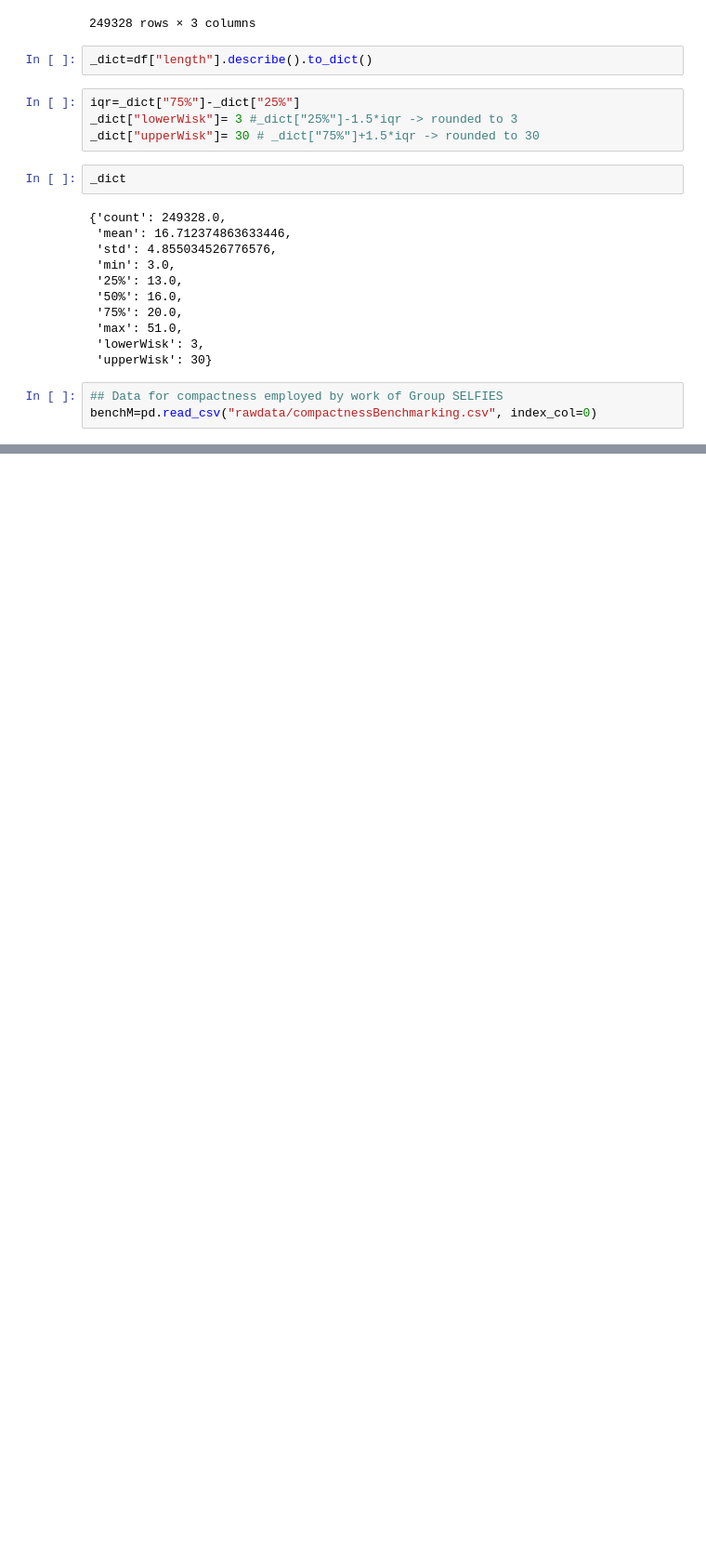
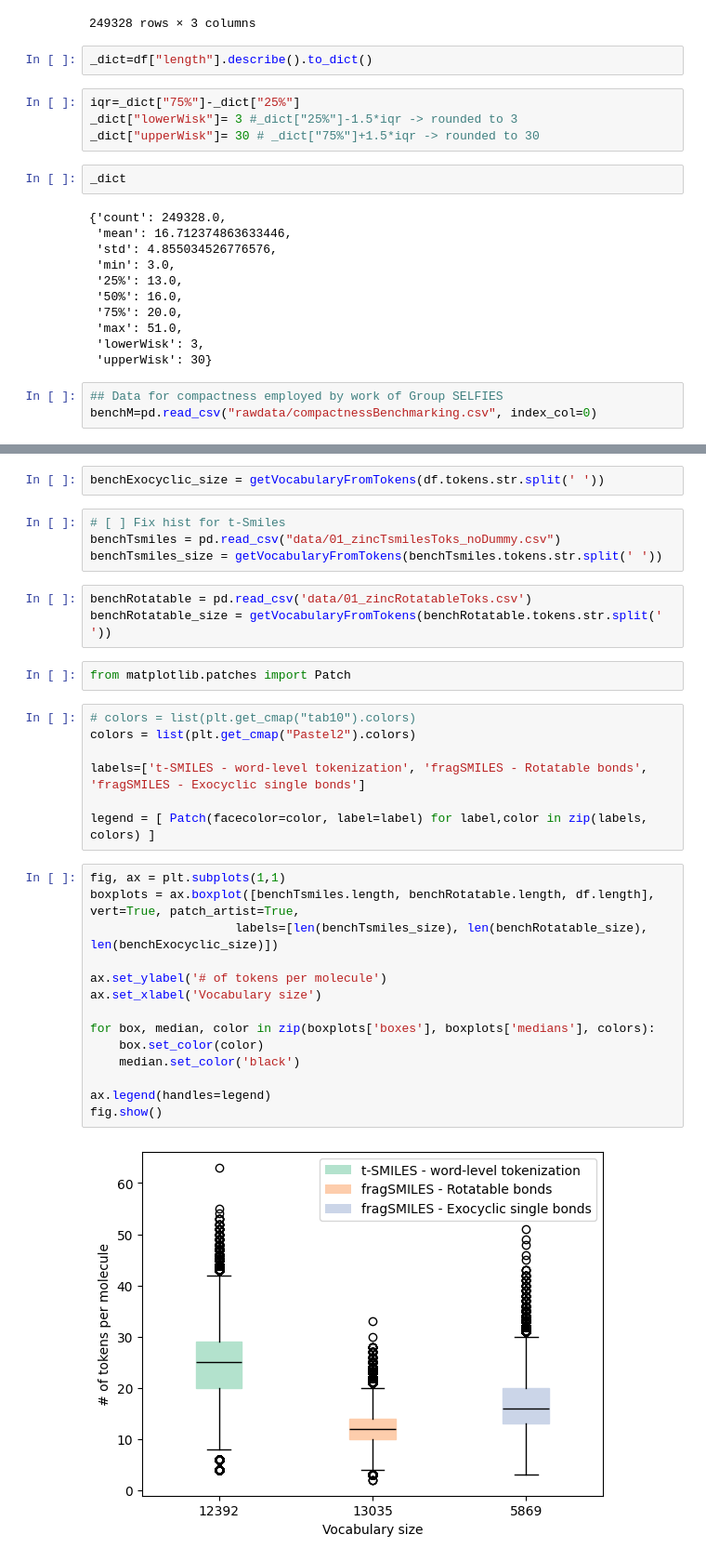
Before and after one commit to f48r1/fragsmiles, a Jupyter notebook: 02_fragCounts.ipynb, the cells around one changed output, grey strips where cells are left out. Shown: that part at 93% size. Drawn from its saved outputs; the diff is of its cells as text; blank space fills up the shorter version.

```diff
--- a/02_fragCounts.ipynb
+++ b/02_fragCounts.ipynb
@@ -112,0 +128,34 @@ fig.savefig("results/02_encodingCount.svg", bbox_inches='tight', dpi = 200)
+# %%
+benchExocyclic_size = getVocabularyFromTokens(df.tokens.str.split(' '))
+# %%
+# [ ] Fix hist for t-Smiles
+benchTsmiles = pd.read_csv("data/01_zincTsmilesToks_noDummy.csv")
+benchTsmiles_size = getVocabularyFromTokens(benchTsmiles.tokens.str.split(' '))
+# %%
+benchRotatable = pd.read_csv('data/01_zincRotatableToks.csv')
+benchRotatable_size = getVocabularyFromTokens(benchRotatable.tokens.str.split(' '))
+# %%
+from matplotlib.patches import Patch
+# %%
+# colors = list(plt.get_cmap("tab10").colors)
+colors = list(plt.get_cmap("Pastel2").colors)
+
+labels=['t-SMILES - word-level tokenization', 'fragSMILES - Rotatable bonds', 'fragSMILES - Exocyclic single bonds']
+
+legend = [ Patch(facecolor=color, label=label) for label,color in zip(labels, colors) ]
+# %%
+fig, ax = plt.subplots(1,1)
+boxplots = ax.boxplot([benchTsmiles.length, benchRotatable.length, df.length], vert=True, patch_artist=True,
+                    labels=[len(benchTsmiles_size), len(benchRotatable_size), len(benchExocyclic_size)])
+
+ax.set_ylabel('# of tokens per molecule')
+ax.set_xlabel('Vocabulary size')
+
+for box, median, color in zip(boxplots['boxes'], boxplots['medians'], colors):
+    box.set_color(color)
+    median.set_color('black')
+
+ax.legend(handles=legend)
+fig.show()
+# %% [output]
+[figure, added]
```
Also changed, not shown: parts of 7 cells of this notebook, 52 other files.
